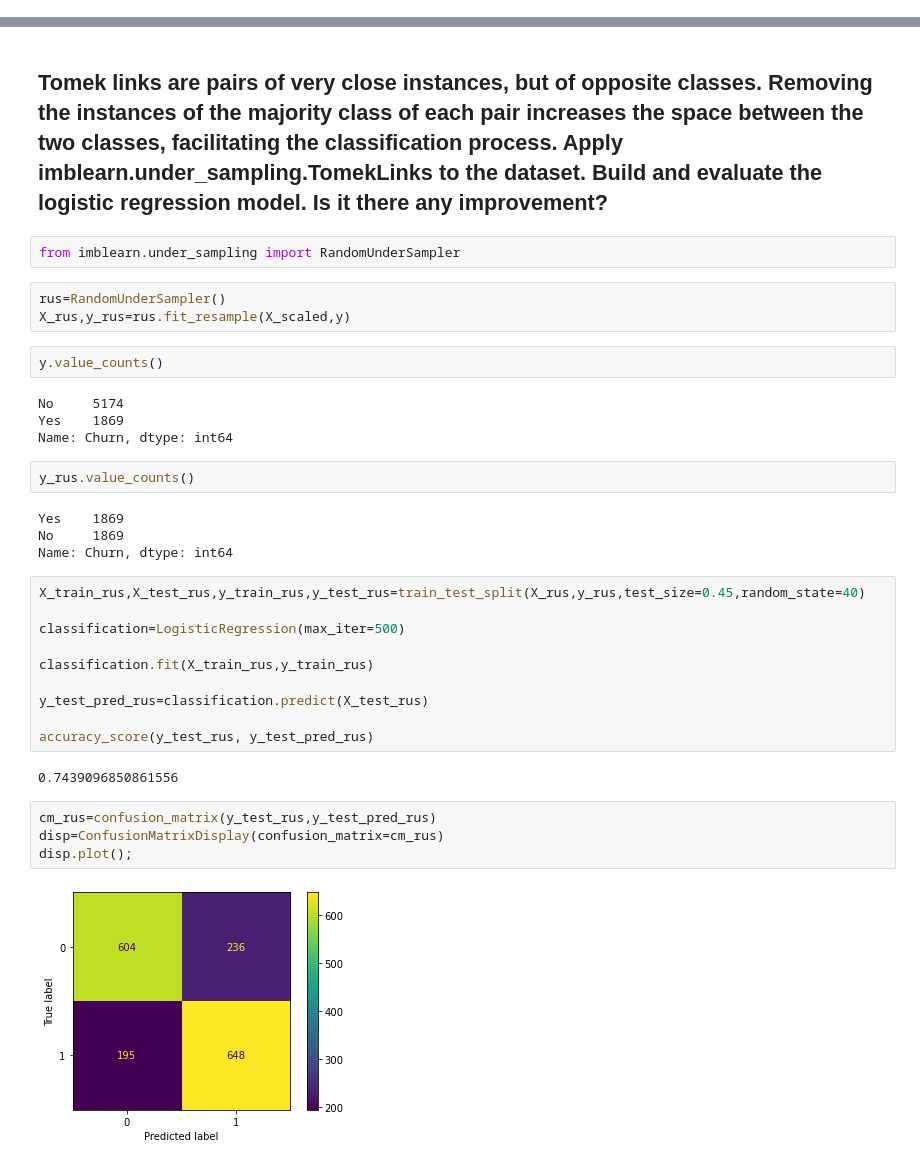
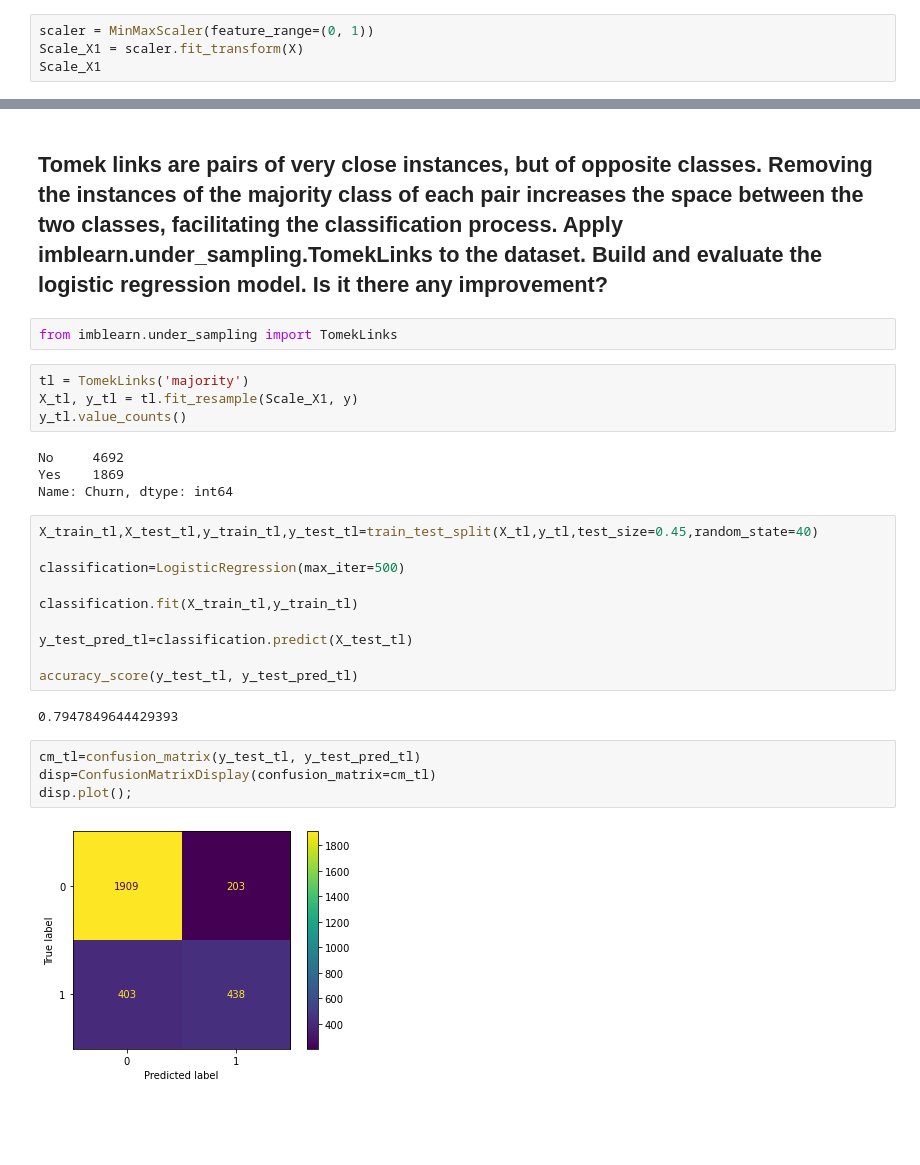
Before and after one commit to lamtranluu/lam.labwork, a Jupyter notebook: Week 4/LAB | Imbalanced data.ipynb, the cells around one changed output, grey strips where cells are left out. Drawn from its saved outputs; the diff is of its cells as text; blank space fills up the shorter version.

```diff
--- a/Week 4/LAB | Imbalanced data.ipynb
+++ b/Week 4/LAB | Imbalanced data.ipynb
@@ -63,0 +66,4 @@ from sklearn.preprocessing import RobustScaler
+# %%
+scaler = MinMaxScaler(feature_range=(0, 1))
+Scale_X1 = scaler.fit_transform(X)
+Scale_X1
@@ -161,38 +193,31 @@ sns.heatmap(cm_ros/np.sum(cm_ros), annot=True, fmt='.2%',cmap='Blues');
 # %% [markdown]
 ## Tomek links are pairs of very close instances, but of opposite classes. Removing the instances of the majority class of each pair increases the space between the two classes, facilitating the classification process. Apply imblearn.under_sampling.TomekLinks to the dataset. Build and evaluate the logistic regression model. Is it there any improvement?
 # %%
-from imblearn.under_sampling import RandomUnderSampler
+from imblearn.under_sampling import TomekLinks
 # %%
-rus=RandomUnderSampler()
-X_rus,y_rus=rus.fit_resample(X_scaled,y)
+tl = TomekLinks('majority')
+X_tl, y_tl = tl.fit_resample(Scale_X1, y)
+y_tl.value_counts()
+# %% [output]
+No     4692
+Yes    1869
+Name: Churn, dtype: int64
-# %%
-y.value_counts()
-# %% [output]
-No     5174
-Yes    1869
-Name: Churn, dtype: int64
-# %%
-y_rus.value_counts()
-# %% [output]
-Yes    1869
-No     1869
-Name: Churn, dtype: int64
 # %%
-X_train_rus,X_test_rus,y_train_rus,y_test_rus=train_test_split(X_rus,y_rus,test_size=0.45,random_state=40)
+X_train_tl,X_test_tl,y_train_tl,y_test_tl=train_test_split(X_tl,y_tl,test_size=0.45,random_state=40)
 
 classification=LogisticRegression(max_iter=500)
 
-classification.fit(X_train_rus,y_train_rus)
+classification.fit(X_train_tl,y_train_tl)
 
-y_test_pred_rus=classification.predict(X_test_rus)
+y_test_pred_tl=classification.predict(X_test_tl)
 
-accuracy_score(y_test_rus, y_test_pred_rus)
+accuracy_score(y_test_tl, y_test_pred_tl)
 # %% [output]
-0.7439096850861556
+0.7947849644429393
 # %%
-cm_rus=confusion_matrix(y_test_rus,y_test_pred_rus)
-disp=ConfusionMatrixDisplay(confusion_matrix=cm_rus)
+cm_tl=confusion_matrix(y_test_tl, y_test_pred_tl)
+disp=ConfusionMatrixDisplay(confusion_matrix=cm_tl)
 disp.plot();
 # %% [output]
-[figure, old version]
+[figure, new version]
 # %%
```
Also changed, not shown: parts of 32 cells of this notebook, 1 other file.
